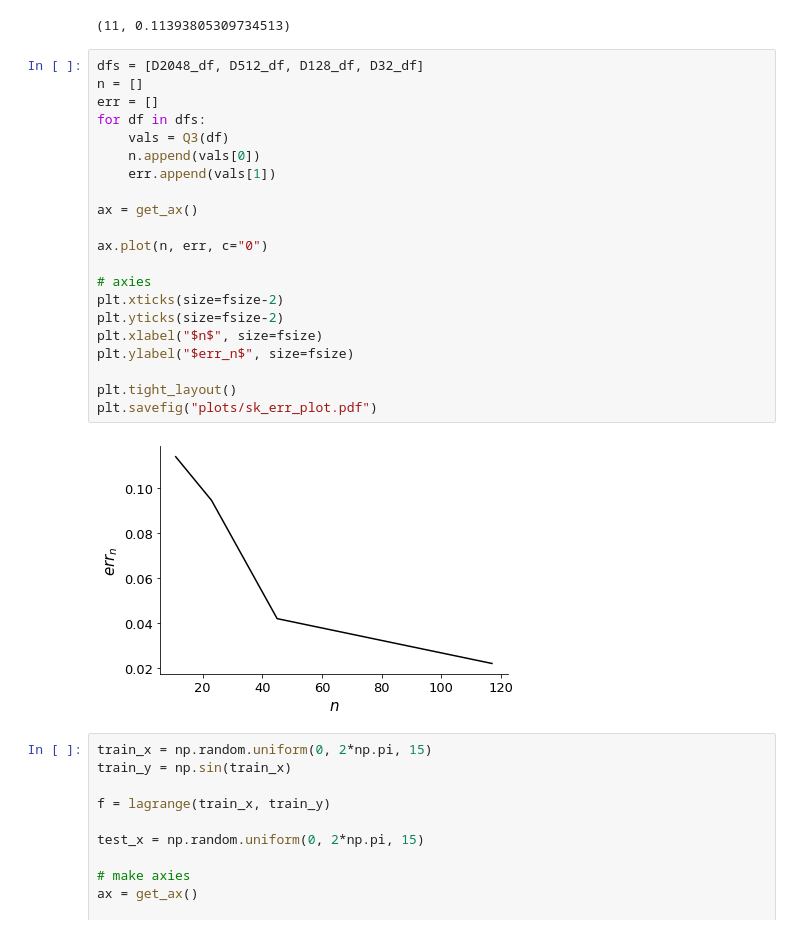
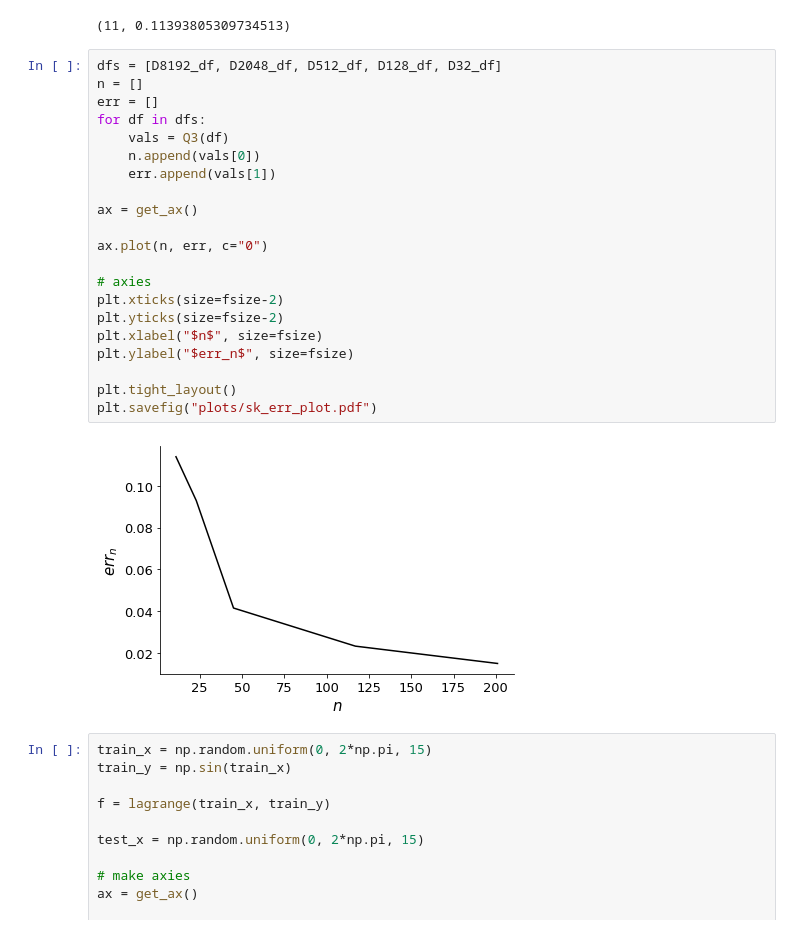
Before and after one commit to TurnerEntenmann/CS760_HW2, a Jupyter notebook: main.ipynb, the cells around one changed output. Saved outputs shown, nothing was run; the diff lists cells and outputs as text.

Commit message:
fixed plot for 3 and added another epsilon for 4

```diff
--- a/main.ipynb
+++ b/main.ipynb
@@ -824,28 +824,28 @@ Q3(D32_df)
 # %% [output]
 (11, 0.11393805309734513)
 # %%
-dfs = [D2048_df, D512_df, D128_df, D32_df]
+dfs = [D8192_df, D2048_df, D512_df, D128_df, D32_df]
 n = []
 err = []
 for df in dfs:
     vals = Q3(df)
     n.append(vals[0])
     err.append(vals[1])
 
 ax = get_ax()
 
 ax.plot(n, err, c="0")
 
 # axies
 plt.xticks(size=fsize-2)
 plt.yticks(size=fsize-2)
 plt.xlabel("$n$", size=fsize)
 plt.ylabel("$err_n$", size=fsize)
 
 plt.tight_layout()
 plt.savefig("plots/sk_err_plot.pdf")
 # %% [output]
-[figure, old version]
+[figure, new version]
 # %%
 train_x = np.random.uniform(0, 2*np.pi, 15)
 train_y = np.sin(train_x)
```
Also changed, not shown: parts of 1 cell of this notebook, 2 other files.
